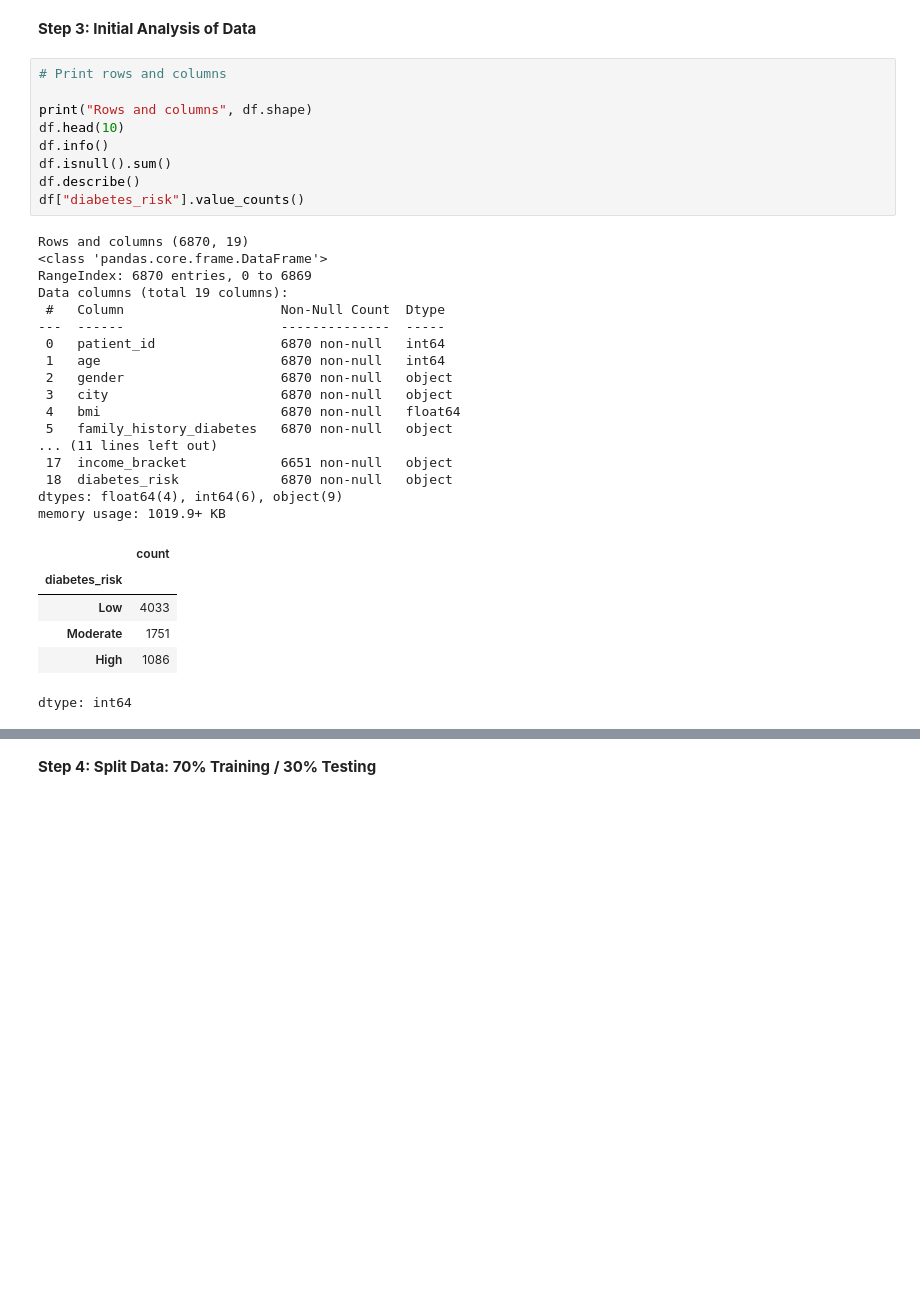
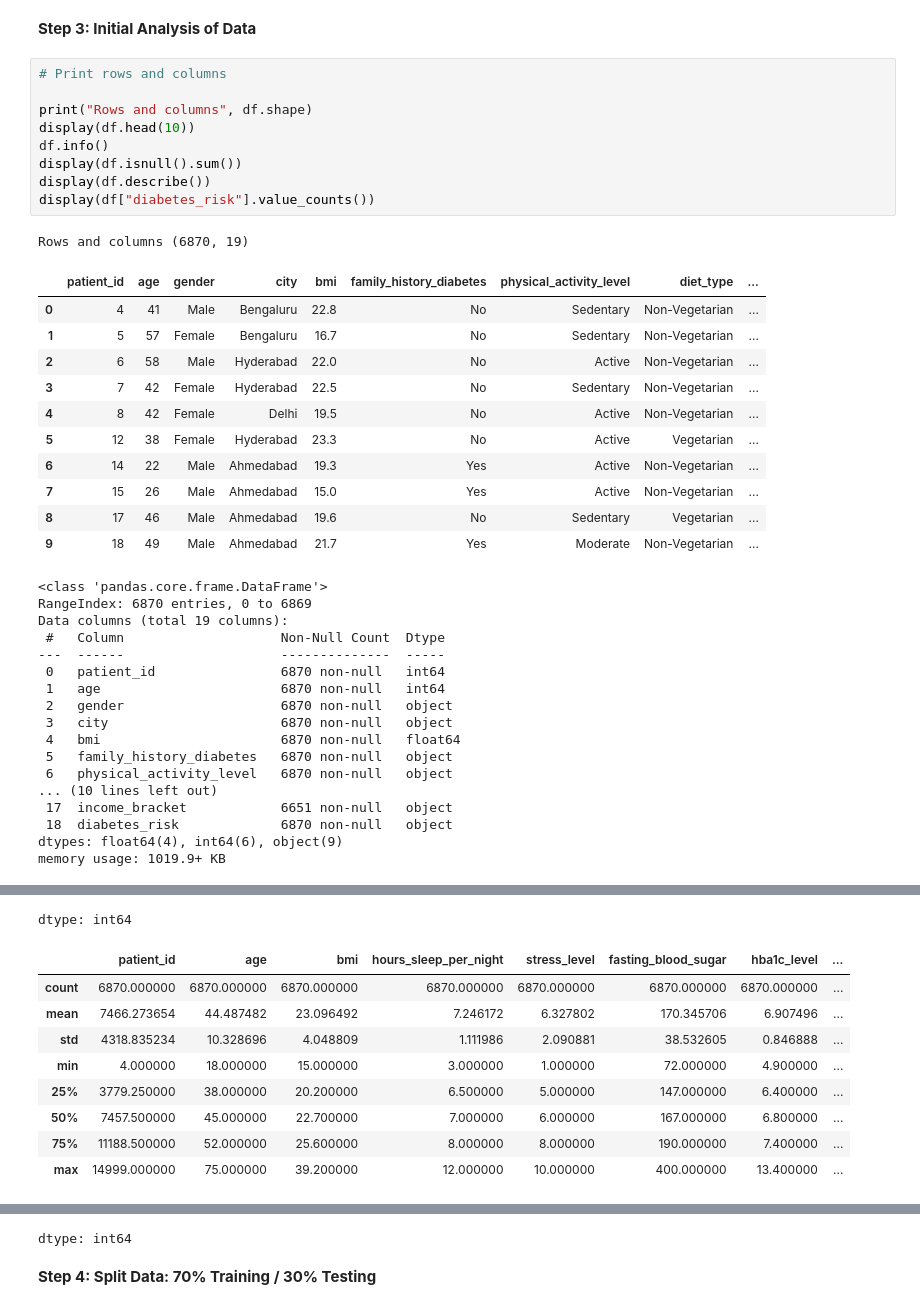
Before and after one commit to cano-elda/Midterm-Diabetes-Risk-Prediction-Group-3-ITAI-1371, a Jupyter notebook: Diabetes_Risk_Prediction.ipynb, the cells around one changed output, grey strips where cells are left out. Saved outputs shown, nothing was run; the diff lists cells and outputs as text; blank space fills up the shorter version.

```diff
--- a/Diabetes_Risk_Prediction.ipynb
+++ b/Diabetes_Risk_Prediction.ipynb
@@ -31,33 +31,39 @@ Data loaded!
 # %%
 # Print rows and columns
 
 print("Rows and columns", df.shape)
-df.head(10)
+display(df.head(10))
 df.info()
-df.isnull().sum()
-df.describe()
-df["diabetes_risk"].value_counts()
+display(df.isnull().sum())
+display(df.describe())
+display(df["diabetes_risk"].value_counts())
 # %% [output]
 Rows and columns (6870, 19)
-<class 'pandas.core.frame.DataFrame'>
-RangeIndex: 6870 entries, 0 to 6869
-Data columns (total 19 columns):
- #   Column                    Non-Null Count  Dtype
----  ------                    --------------  -----
- 0   patient_id                6870 non-null   int64
- 1   age                       6870 non-null   int64
- 2   gender                    6870 non-null   object
- 3   city                      6870 non-null   object
- 4   bmi                       6870 non-null   float64
- 5   family_history_diabetes   6870 non-null   object
-... (11 lines left out)
- 17  income_bracket            6651 non-null   object
- 18  diabetes_risk             6870 non-null   object
-dtypes: float64(4), int64(6), object(9)
-memory usage: 1019.9+ KB
-|  | count |
-| diabetes_risk |  |
-| Low | 4033 |
-| Moderate | 1751 |
-| High | 1086 |
+|  | patient_id | age | gender | city | bmi | family_history_diabetes | physical_activity_level | diet_type | ... |
+| 0 | 4 | 41 | Male | Bengaluru | 22.8 | No | Sedentary | Non-Vegetarian | ... |
+| 1 | 5 | 57 | Female | Bengaluru | 16.7 | No | Sedentary | Non-Vegetarian | ... |
+| 2 | 6 | 58 | Male | Hyderabad | 22.0 | No | Active | Non-Vegetarian | ... |
+| 3 | 7 | 42 | Female | Hyderabad | 22.5 | No | Sedentary | Non-Vegetarian | ... |
+| 4 | 8 | 42 | Female | Delhi | 19.5 | No | Active | Non-Vegetarian | ... |
+| 5 | 12 | 38 | Female | Hyderabad | 23.3 | No | Active | Vegetarian | ... |
+| 6 | 14 | 22 | Male | Ahmedabad | 19.3 | Yes | Active | Non-Vegetarian | ... |
+| 7 | 15 | 26 | Male | Ahmedabad | 15.0 | Yes | Active | Non-Vegetarian | ... |
+| 8 | 17 | 46 | Male | Ahmedabad | 19.6 | No | Sedentary | Vegetarian | ... |
+| 9 | 18 | 49 | Male | Ahmedabad | 21.7 | Yes | Moderate | Non-Vegetarian | ... |
-dtype: int64
+<class 'pandas.core.frame.DataFrame'>
+RangeIndex: 6870 entries, 0 to 6869
+Data columns (total 19 columns):
+ #   Column                    Non-Null Count  Dtype
+---  ------                    --------------  -----
+ 0   patient_id                6870 non-null   int64
+ 1   age                       6870 non-null   int64
+ 2   gender                    6870 non-null   object
+ 3   city                      6870 non-null   object
+ 4   bmi                       6870 non-null   float64
+ 5   family_history_diabetes   6870 non-null   object
+ 6   physical_activity_level   6870 non-null   object
+... (10 lines left out)
+ 17  income_bracket            6651 non-null   object
+ 18  diabetes_risk             6870 non-null   object
+dtypes: float64(4), int64(6), object(9)
+memory usage: 1019.9+ KB
@@ -63,0 +87,10 @@ dtype: int64
+dtype: int64
+|  | patient_id | age | bmi | hours_sleep_per_night | stress_level | fasting_blood_sugar | hba1c_level | ... |
+| count | 6870.000000 | 6870.000000 | 6870.000000 | 6870.000000 | 6870.000000 | 6870.000000 | 6870.000000 | ... |
+| mean | 7466.273654 | 44.487482 | 23.096492 | 7.246172 | 6.327802 | 170.345706 | 6.907496 | ... |
+| std | 4318.835234 | 10.328696 | 4.048809 | 1.111986 | 2.090881 | 38.532605 | 0.846888 | ... |
+| min | 4.000000 | 18.000000 | 15.000000 | 3.000000 | 1.000000 | 72.000000 | 4.900000 | ... |
+| 25% | 3779.250000 | 38.000000 | 20.200000 | 6.500000 | 5.000000 | 147.000000 | 6.400000 | ... |
+| 50% | 7457.500000 | 45.000000 | 22.700000 | 7.000000 | 6.000000 | 167.000000 | 6.800000 | ... |
+| 75% | 11188.500000 | 52.000000 | 25.600000 | 8.000000 | 8.000000 | 190.000000 | 7.400000 | ... |
+| max | 14999.000000 | 75.000000 | 39.200000 | 12.000000 | 10.000000 | 400.000000 | 13.400000 | ... |
@@ -64,3 +102,4 @@ dtype: int64
+dtype: int64
 # %% [markdown]
 **Step 4: Split Data: 70% Training / 30% Testing**
 # %%
```
Also changed, not shown: parts of 9 cells of this notebook.
